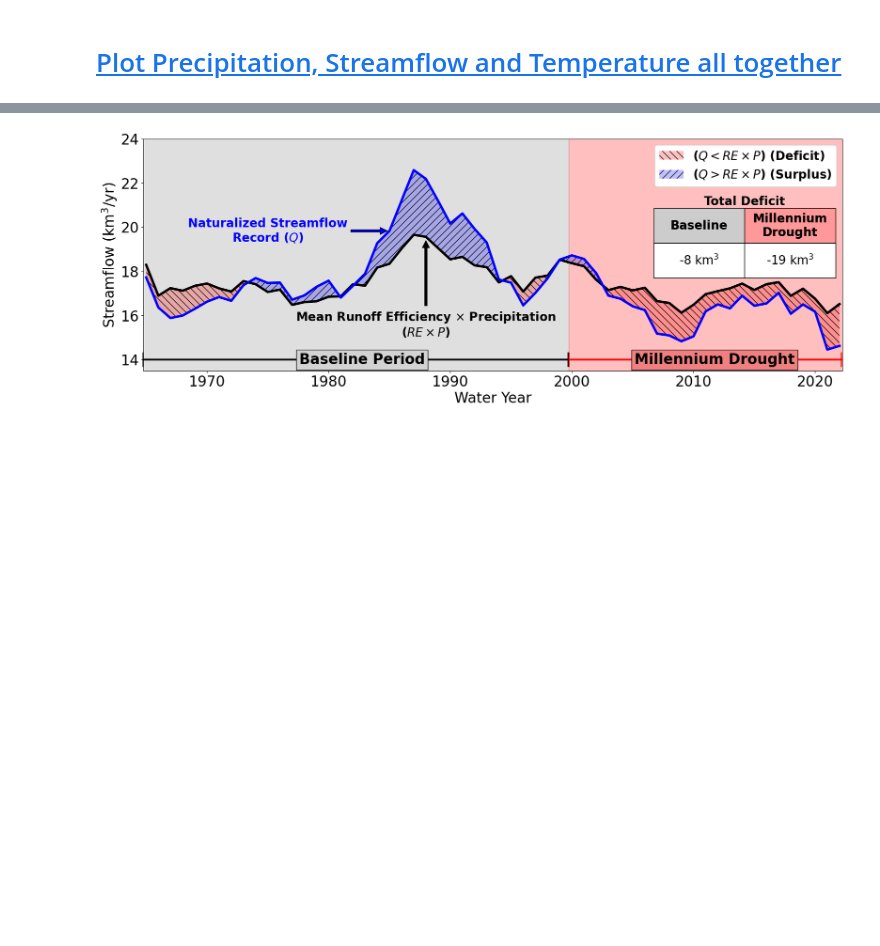
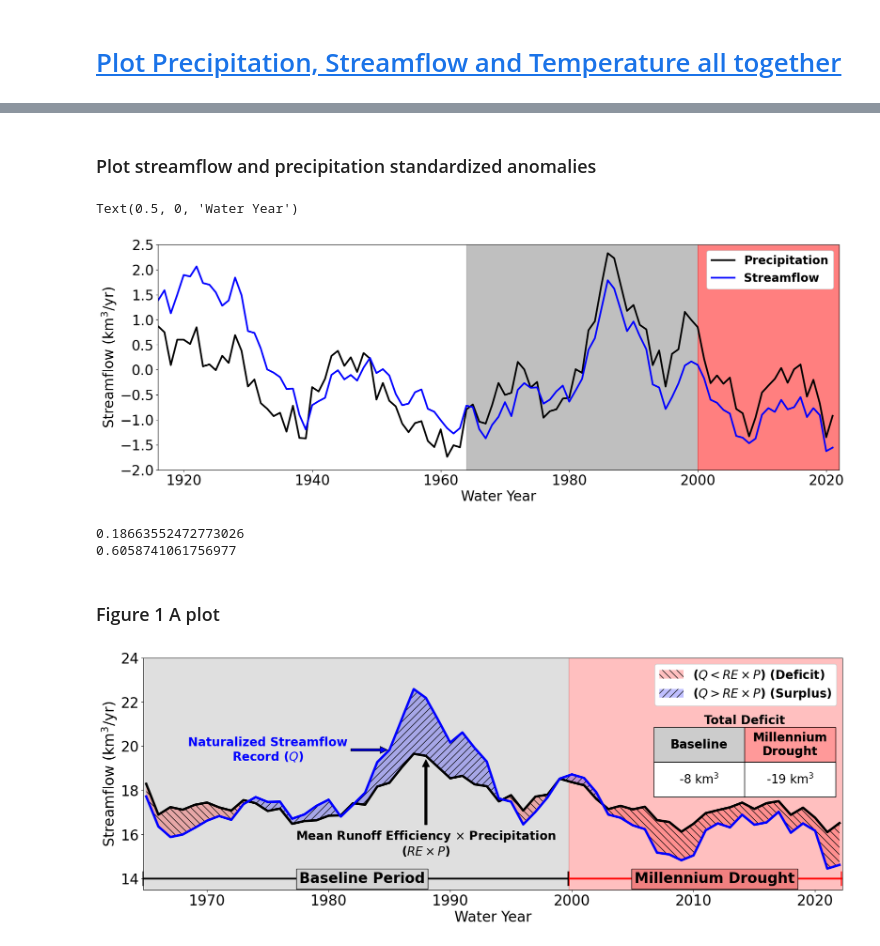
Before and after one commit to dlhogan97/Spring-Precipitation-Effect-CO-River, a Jupyter notebook: Upper_CO_Analysis/notebooks/01_UCRB_exploratory_analysis_20230425.ipynb, the cells around one changed output, grey strips where cells are left out. Saved outputs shown, nothing was run; the diff lists cells and outputs as text; code cells hidden in the pictures; blank space fills up the shorter version.

```diff
--- a/Upper_CO_Analysis/notebooks/01_UCRB_exploratory_analysis_20230425.ipynb
+++ b/Upper_CO_Analysis/notebooks/01_UCRB_exploratory_analysis_20230425.ipynb
@@ -201,3 +290,46 @@ ucrb_naturalized_streamflow_tmp.index = ucrb_naturalized_streamflow.index.year
+# %% [markdown]
+### Plot streamflow and precipitation standardized anomalies
+# %%
+streamflow_vector = ucrb_naturalized_streamflow_tmp['annual_flow_km3'].loc[1906:2022].rolling(10,min_periods=2,).mean().values
+precipitation_vector = annual_p_km3['p_km3'].loc[1906:2022].rolling({'WY':10},min_periods=2).mean().values
+# normalize vectors
+norm_anom_streamflow = (streamflow_vector-np.nanmean(streamflow_vector))/np.nanstd(streamflow_vector)
+norm_anom_precipitation = (precipitation_vector-np.nanmean(precipitation_vector))/np.nanstd(precipitation_vector)
+plt.figure(figsize=(21,7))
+plt.plot(np.arange(1905,2022,1),norm_anom_precipitation, label='Precipitation', lw=3, color='k')
+plt.plot(np.arange(1905,2022,1),norm_anom_streamflow, label='Streamflow', lw=3, color='b')
+# shade baseline perid
+plt.axvspan(1964, 2000, alpha=0.5, color='grey')
+# shade Millennium Drought
+plt.axvspan(2000, 2022, alpha=0.5, color='red')
+plt.ylim(-2,2.5)
+plt.xlim(1916, 2022)
+plt.xlabel('Year')
+plt.ylabel('Normalized Anomaly')
+plt.legend()
+#increase y-axis tick label size
+# make y-ticks everyy
+plt.yticks(size=24);
+plt.xticks(size=24);
+plt.legend(loc='upper right',
+           framealpha=1,
+           ncols=1,
+           prop={'weight':'bold',
+                 'size':20})
+
+plt.ylabel('Streamflow (km$^3$/yr)', color='black', size=24)
+plt.xlabel('Water Year', color='black', size=24)
+# %% [output]
+Text(0.5, 0, 'Water Year')
+[figure, added]
+# %%
+print((norm_anom_precipitation[58:-23] - norm_anom_streamflow[58:-23]).mean())
+print((norm_anom_precipitation[-23:] - norm_anom_streamflow[-23:]).mean())
+# %% [output]
+0.18663552472773026
+0.6058741061756977
+# %% [markdown]
+### Figure 1 A plot
 # %%
 # Function used for adding intervals to the plot
 import matplotlib as mpl
```
Also changed, not shown: parts of 4 cells of this notebook, 4 other files.
